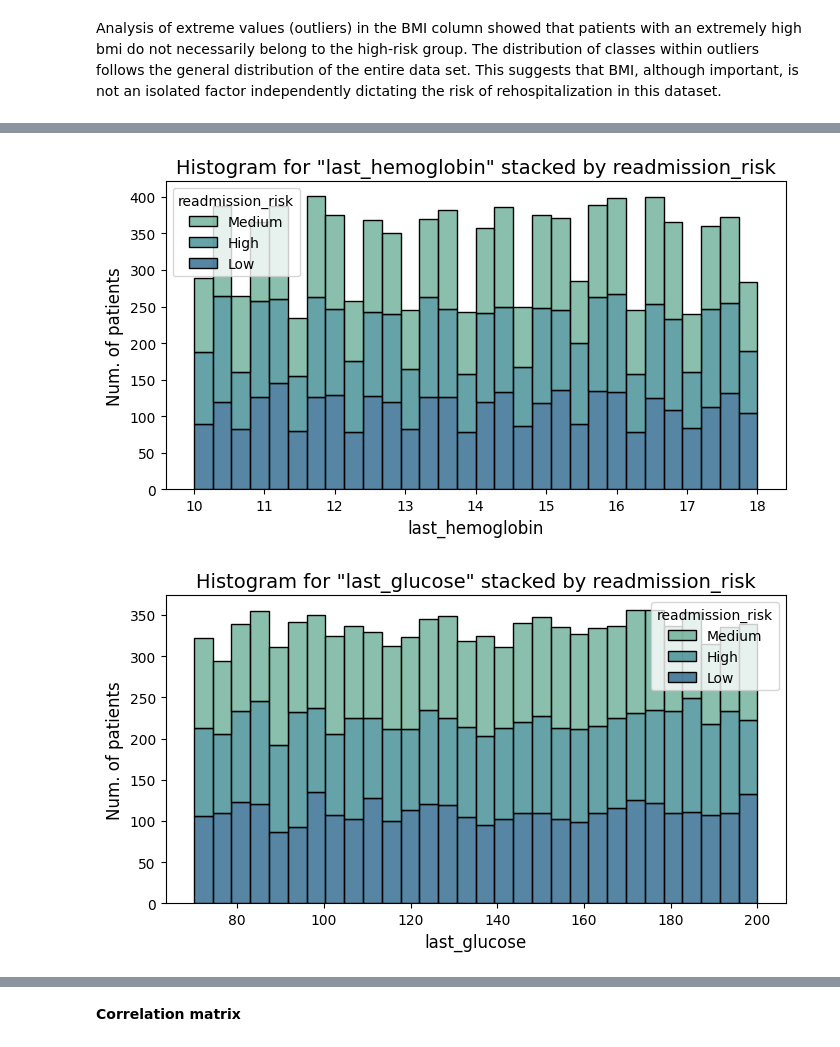
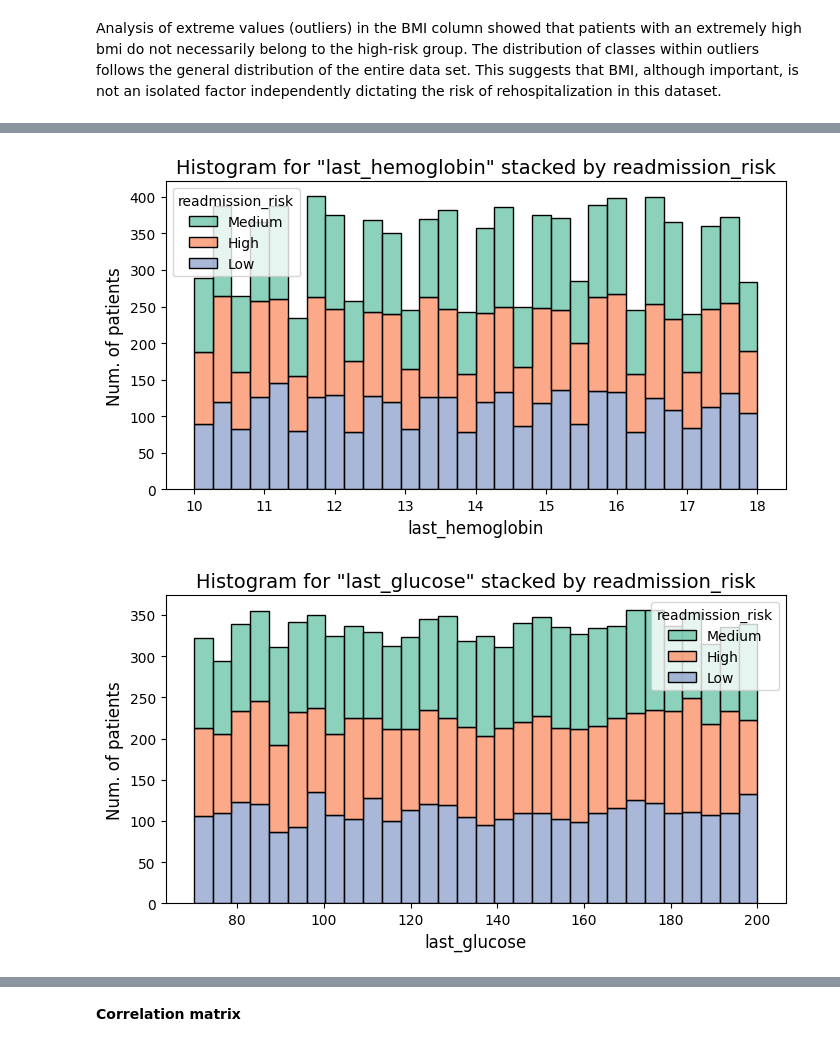
Before and after one commit to irinaradanovic/Hospital-Readmission-Risk-Prediction-ML-Classification-Project, a Jupyter notebook: hospital_readmission_risk.ipynb, the cells around one changed output, grey strips where cells are left out. Drawn from its saved outputs; the diff is of its cells as text; code cells hidden in the pictures.

```diff
--- a/hospital_readmission_risk.ipynb
+++ b/hospital_readmission_risk.ipynb
@@ -183,7 +198,7 @@ target_feature = 'readmission_risk'
 for feature in numerical_features.columns:
     plt.figure(figsize=(8, 4))
 
-    sns.histplot(data=df, x=feature, hue=target_feature, multiple='stack', palette='crest', bins=30)
+    sns.histplot(data=df, x=feature, hue=target_feature, multiple='stack', palette='Set2', bins=30)
 
     plt.title(f'Histogram for "{feature}" stacked by {target_feature}', fontsize=14)
     plt.xlabel(feature, fontsize=12)
@@ -199,2 +214,2 @@ for feature in numerical_features.columns:
-[figure, old version]
+[figure, new version]
-[figure, old version]
+[figure, new version]
```
Also changed, not shown: parts of 7 cells of this notebook.
